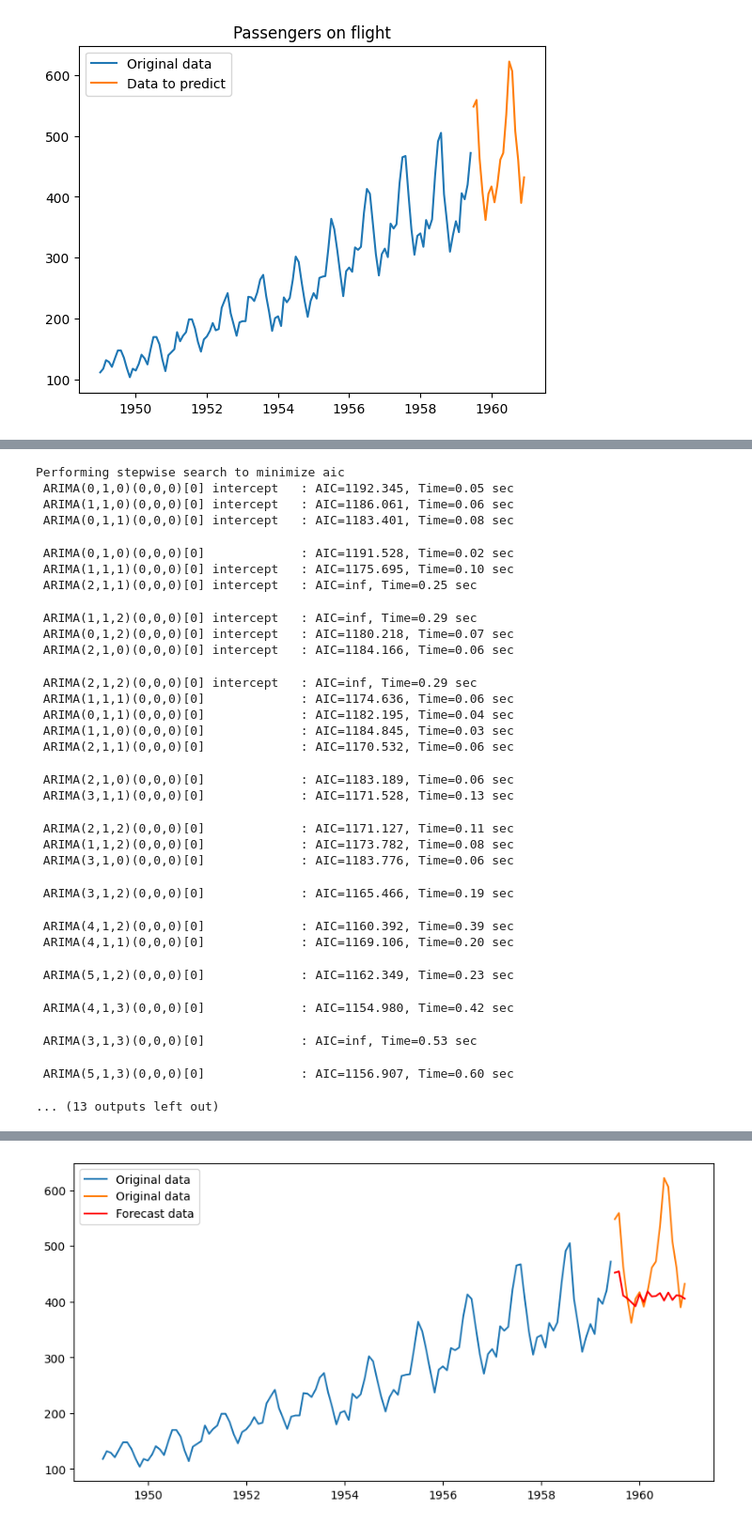
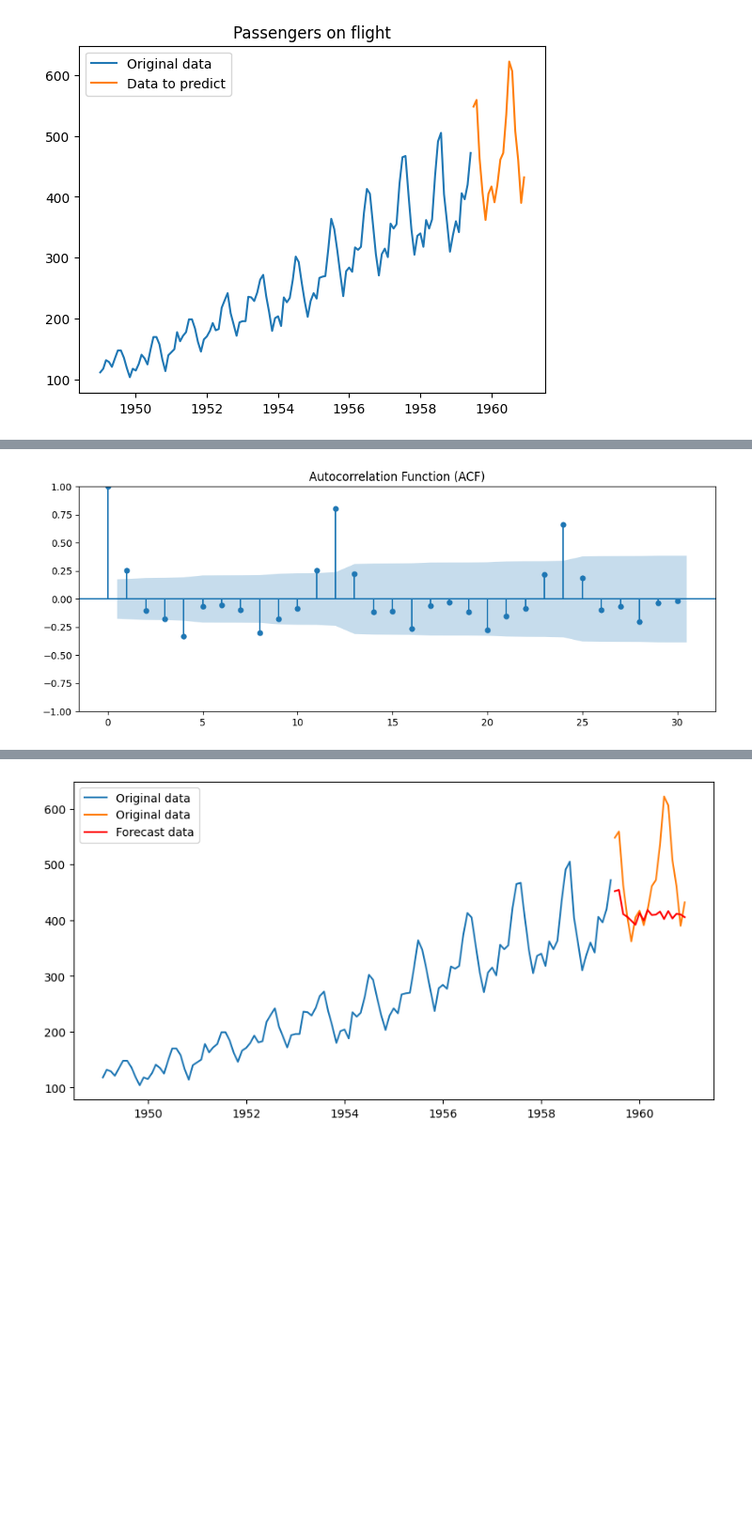
Before and after one commit to loktionov-data/Arima-model, a Jupyter notebook: ARIMA model flies.ipynb, the cells around one changed output, grey strips where cells are left out. Shown at 94% size. Drawn from its saved outputs; the diff is of its cells as text; code cells hidden in the pictures; blank space fills up the shorter version.

Commit message:
Arima model creation

```diff
--- a/ARIMA model flies.ipynb
+++ b/ARIMA model flies.ipynb
@@ -96,33 +97,10 @@ See the caveats in the documentation: https://pandas.pydata.org/pandas-docs/stab
-# %%
-##Looking for the most suitable parameters
-model = auto_arima(train["Passengers"], start_p=0, start_q=0, max_p=5, max_q=5, d=None, seasonal=False, trace=True)
-model.summary()
-# %% [output]
-Performing stepwise search to minimize aic
- ARIMA(0,1,0)(0,0,0)[0] intercept   : AIC=1192.345, Time=0.05 sec
- ARIMA(1,1,0)(0,0,0)[0] intercept   : AIC=1186.061, Time=0.06 sec
- ARIMA(0,1,1)(0,0,0)[0] intercept   : AIC=1183.401, Time=0.08 sec
- ARIMA(0,1,0)(0,0,0)[0]             : AIC=1191.528, Time=0.02 sec
- ARIMA(1,1,1)(0,0,0)[0] intercept   : AIC=1175.695, Time=0.10 sec
- ARIMA(2,1,1)(0,0,0)[0] intercept   : AIC=inf, Time=0.25 sec
- ARIMA(1,1,2)(0,0,0)[0] intercept   : AIC=inf, Time=0.29 sec
- ARIMA(0,1,2)(0,0,0)[0] intercept   : AIC=1180.218, Time=0.07 sec
- ARIMA(2,1,0)(0,0,0)[0] intercept   : AIC=1184.166, Time=0.06 sec
- ARIMA(2,1,2)(0,0,0)[0] intercept   : AIC=inf, Time=0.29 sec
- ARIMA(1,1,1)(0,0,0)[0]             : AIC=1174.636, Time=0.06 sec
- ARIMA(0,1,1)(0,0,0)[0]             : AIC=1182.195, Time=0.04 sec
- ARIMA(1,1,0)(0,0,0)[0]             : AIC=1184.845, Time=0.03 sec
- ARIMA(2,1,1)(0,0,0)[0]             : AIC=1170.532, Time=0.06 sec
- ARIMA(2,1,0)(0,0,0)[0]             : AIC=1183.189, Time=0.06 sec
- ARIMA(3,1,1)(0,0,0)[0]             : AIC=1171.528, Time=0.13 sec
- ARIMA(2,1,2)(0,0,0)[0]             : AIC=1171.127, Time=0.11 sec
- ARIMA(1,1,2)(0,0,0)[0]             : AIC=1173.782, Time=0.08 sec
- ARIMA(3,1,0)(0,0,0)[0]             : AIC=1183.776, Time=0.06 sec
- ARIMA(3,1,2)(0,0,0)[0]             : AIC=1165.466, Time=0.19 sec
- ARIMA(4,1,2)(0,0,0)[0]             : AIC=1160.392, Time=0.39 sec
- ARIMA(4,1,1)(0,0,0)[0]             : AIC=1169.106, Time=0.20 sec
- ARIMA(5,1,2)(0,0,0)[0]             : AIC=1162.349, Time=0.23 sec
- ARIMA(4,1,3)(0,0,0)[0]             : AIC=1154.980, Time=0.42 sec
- ARIMA(3,1,3)(0,0,0)[0]             : AIC=inf, Time=0.53 sec
- ARIMA(5,1,3)(0,0,0)[0]             : AIC=1156.907, Time=0.60 sec
-... (13 outputs left out)
+# %%
+##ACF
+plt.figure(figsize=(10, 4))
+plot_acf(train["diff"], lags=30, ax=plt.gca())
+plt.title("Autocorrelation Function (ACF)")
+plt.tight_layout()
+plt.savefig("images/ACF.png")
+plt.show()
+# %% [output]
+[figure, added]
```
Also changed, not shown: parts of 14 cells of this notebook.
